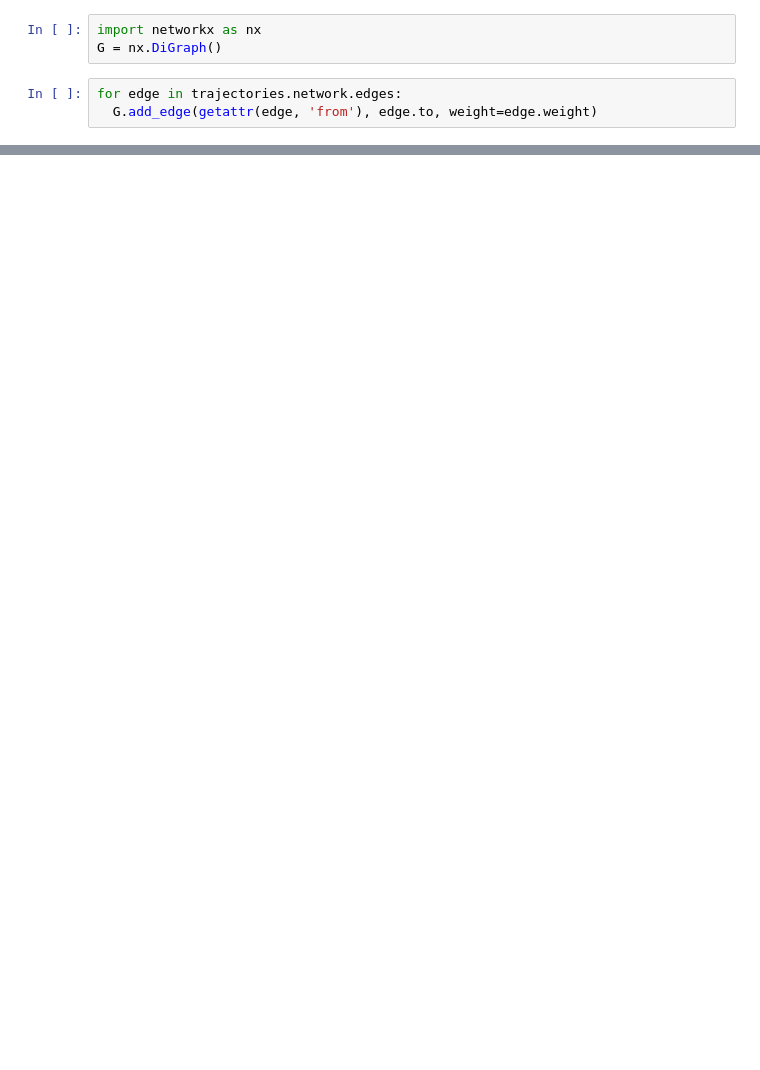
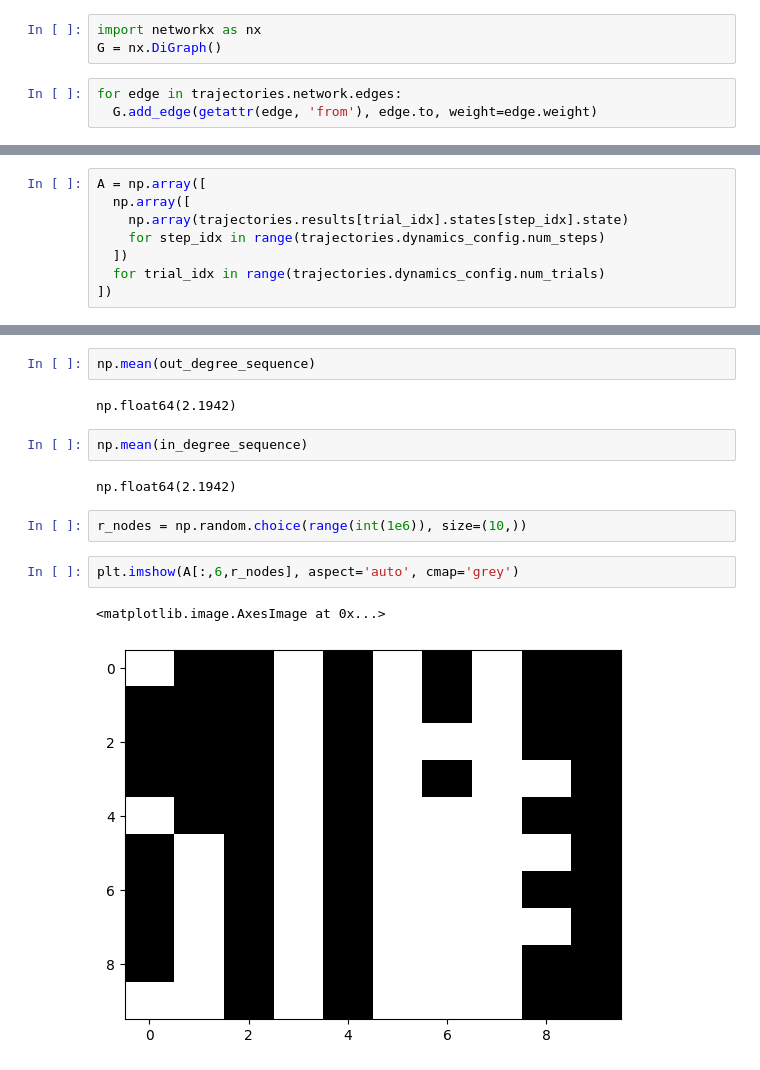
Before and after one commit to davidb2/boolean-threshold-network, a Jupyter notebook: notebooks/protobuf-check.ipynb, the cells around one changed output, grey strips where cells are left out. Cells and saved outputs as stored; diff of their text form; blank space fills up the shorter version.

```diff
--- a/notebooks/protobuf-check.ipynb
+++ b/notebooks/protobuf-check.ipynb
@@ -74,0 +80,8 @@ plt.show()
+# %%
+A = np.array([
+  np.array([
+    np.array(trajectories.results[trial_idx].states[step_idx].state)
+    for step_idx in range(trajectories.dynamics_config.num_steps)
+  ])
+  for trial_idx in range(trajectories.dynamics_config.num_trials)
+])
@@ -74,0 +103,15 @@ plt.show()
+# %%
+np.mean(out_degree_sequence)
+# %% [output]
+np.float64(2.1942)
+# %%
+np.mean(in_degree_sequence)
+# %% [output]
+np.float64(2.1942)
+# %%
+r_nodes = np.random.choice(range(int(1e6)), size=(10,))
+# %%
+plt.imshow(A[:,6,r_nodes], aspect='auto', cmap='grey')
+# %% [output]
+<matplotlib.image.AxesImage at 0x...>
+[figure, added]
```
Also changed, not shown: parts of 5 cells of this notebook, 8 other files.
